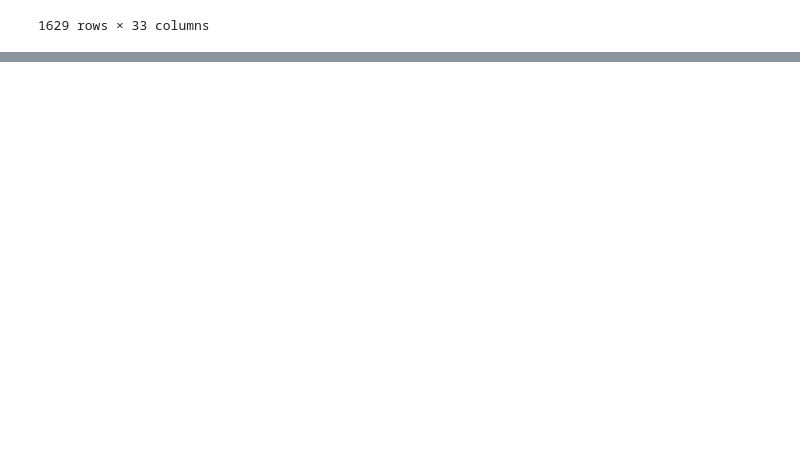
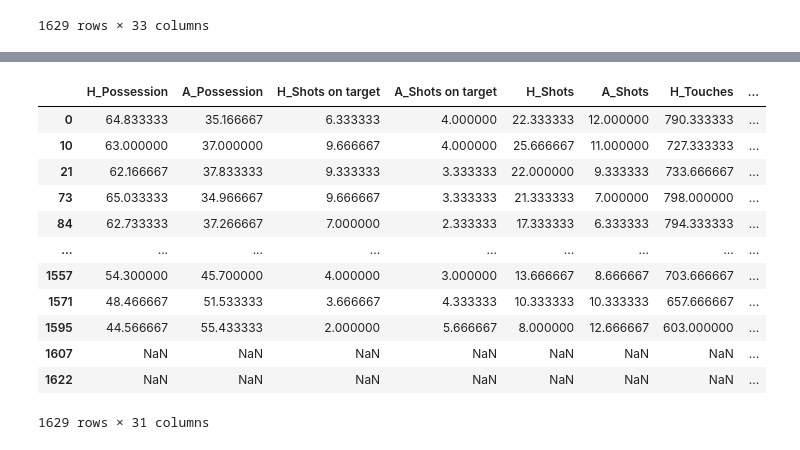
Before and after one commit to luina-1004/ML_EPL, a Jupyter notebook: EPL/recent_n_mean.ipynb, the cells around one changed output, grey strips where cells are left out. Drawn from its saved outputs; the diff is of its cells as text; code cells hidden in the pictures; blank space fills up the shorter version.

```diff
--- a/EPL/recent_n_mean.ipynb
+++ b/EPL/recent_n_mean.ipynb
@@ -47,3 +54,5 @@ a
 | 1627 | Wolverhampton Wanderers | 1608 | NaN | NaN | NaN | NaN | NaN | NaN | ... |
 | 1628 | Wolverhampton Wanderers | 1624 | NaN | NaN | NaN | NaN | NaN | NaN | ... |
 1629 rows × 33 columns
+# %%
+team = list(unov['Home'].unique())
@@ -49,0 +109,6 @@ a
+# %%
+ex = pd.DataFrame()
+
+for h in team:
+    t = unov.groupby(by = 'Home').get_group(h).rolling(3).mean().shift(-2)
+    ex = pd.concat([ex,t])
@@ -49,0 +132,16 @@ a
+# %%
+ex
+# %% [output]
+|  | H_Possession | A_Possession | H_Shots on target | A_Shots on target | H_Shots | A_Shots | H_Touches | ... |
+| 0 | 64.833333 | 35.166667 | 6.333333 | 4.000000 | 22.333333 | 12.000000 | 790.333333 | ... |
+| 10 | 63.000000 | 37.000000 | 9.666667 | 4.000000 | 25.666667 | 11.000000 | 727.333333 | ... |
+| 21 | 62.166667 | 37.833333 | 9.333333 | 3.333333 | 22.000000 | 9.333333 | 733.666667 | ... |
+| 73 | 65.033333 | 34.966667 | 9.666667 | 3.333333 | 21.333333 | 7.000000 | 798.000000 | ... |
+| 84 | 62.733333 | 37.266667 | 7.000000 | 2.333333 | 17.333333 | 6.333333 | 794.333333 | ... |
+| ... | ... | ... | ... | ... | ... | ... | ... | ... |
+| 1557 | 54.300000 | 45.700000 | 4.000000 | 3.000000 | 13.666667 | 8.666667 | 703.666667 | ... |
+| 1571 | 48.466667 | 51.533333 | 3.666667 | 4.333333 | 10.333333 | 10.333333 | 657.666667 | ... |
+| 1595 | 44.566667 | 55.433333 | 2.000000 | 5.666667 | 8.000000 | 12.666667 | 603.000000 | ... |
+| 1607 | NaN | NaN | NaN | NaN | NaN | NaN | NaN | ... |
+| 1622 | NaN | NaN | NaN | NaN | NaN | NaN | NaN | ... |
+1629 rows × 31 columns
```
Also changed, not shown: parts of 8 cells of this notebook, 5 other files.
